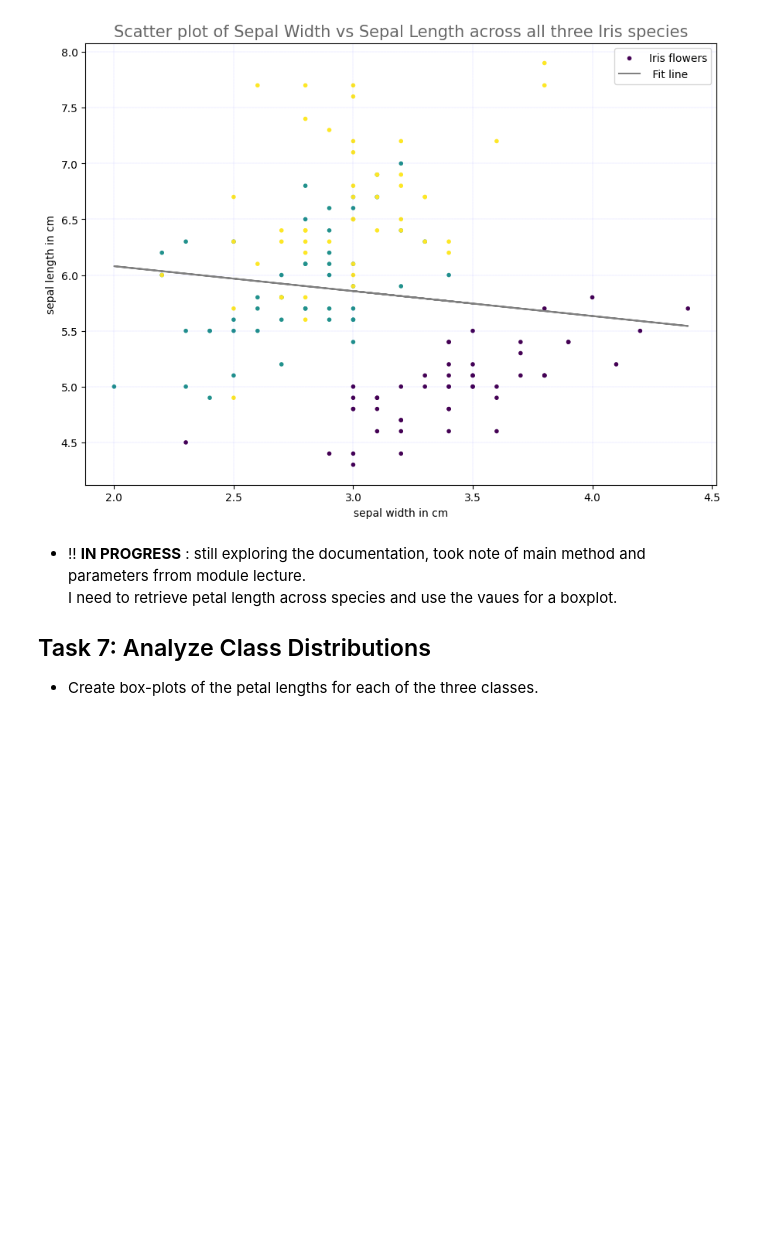
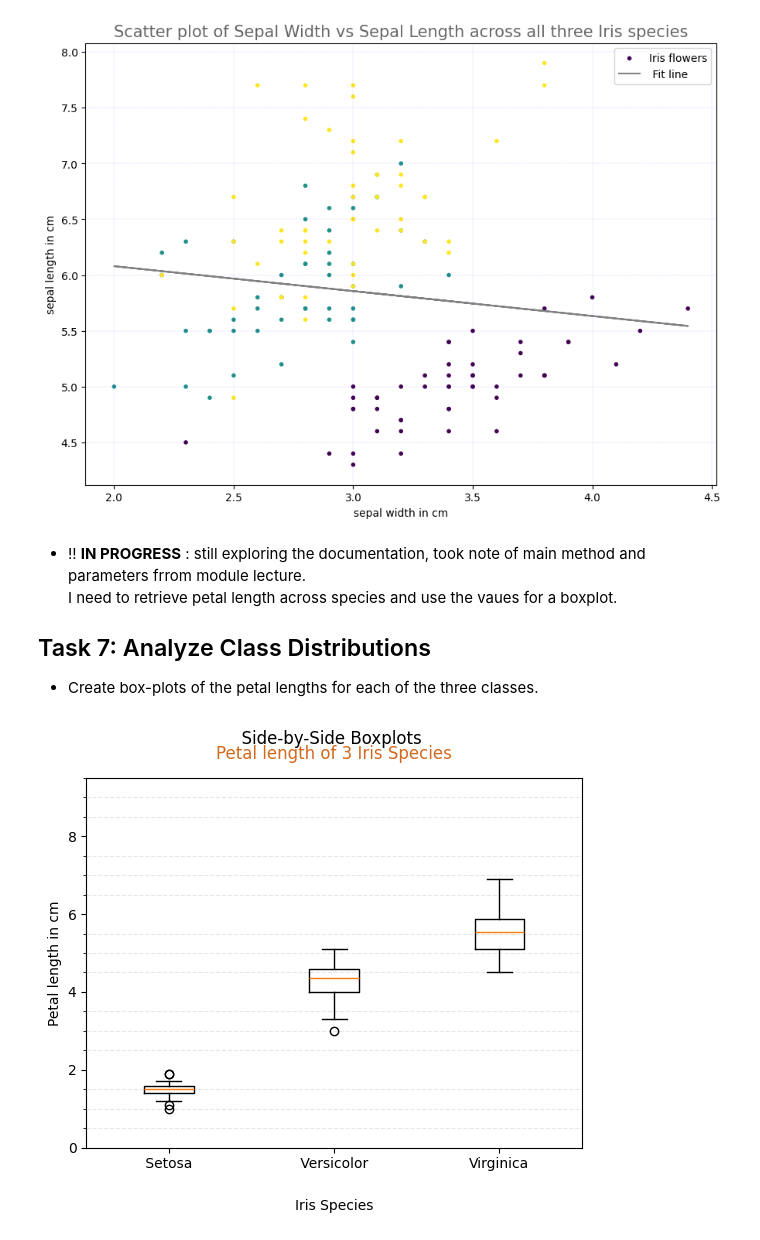
Before and after one commit to Maroua-El-Imame/principles_of_data_analytics, a Jupyter notebook: tasks.ipynb, the cells around one changed output. Cells and saved outputs as stored; diff of their text form; code cells hidden in the pictures; blank space fills up the shorter version.

```diff
--- a/tasks.ipynb
+++ b/tasks.ipynb
@@ -368,0 +344,55 @@ data = data['target_names']
+# %%
+# access each specie using the np array method
+# load the dataset
+data = load_iris()
+# data['target_names'] is an array, so I identified the species as follow
+
+# Iris species
+#setosa      = data['target_names']== 0
+#versicolor  = data['target_names']== 1
+#virginica   = data['target_names']== 2
+
+# petal length of each Iris specie. accessing each specie using the np array
+# Course material + mthod of Indexing on ndarrays Numpy documentation.
+# reference 7.1 : https://numpy.org/doc/stable/user/basics.indexing.html
+
+setosa_petal_length     = data['data'][data['target'] == 0,2]
+versicolor_petal_length = data['data'][data['target'] == 1,2]
+virginica_petal_length  = data['data'][data['target'] == 2,2]
+
+# Create figure, axis
+fig, ax = plt.subplots()
+
+# assign a variable
+species_petal_length = np.array([setosa_petal_length, versicolor_petal_length, virginica_petal_length])
+
+# create boxplot
+ax.boxplot(species_petal_length.T);
+
+# set names of x-axis ticks.
+# Course material  'boxplots' + the following link to documentation page
+# # reference 7.2 https://matplotlib.org/stable/api/_as_gen/matplotlib.axes.Axes.set_xticks.html
+ax.set_xticks([1, 2, 3], [" Setosa ", " Versicolor ", "Virginica"], fontsize=10)
+
+# adjust y ticks to 0.5 step
+minor_ticks = np.arange(0, 10, 0.5)
+ax.set_yticks(minor_ticks, minor=True)
+
+# set axis labels
+plt.xlabel('Iris Species', labelpad=20)
+plt.ylabel('Petal length in cm')
+
+# add figure title
+plt.suptitle('  Side-by-Side Boxplots')
+plt.title('Petal length of 3 Iris Species', c='chocolate', fontsize= 12,  y=1.03, weight ='normal')
+
+# add different settings for the grids
+ax.grid(which='minor', alpha=0.3, linestyle ='--')
+ax.grid(which='major', alpha=0.2)
+
+# adjust the subplot layout using parameters
+# refrence 7.3: https://matplotlib.org/stable/api/_as_gen/matplotlib.pyplot.subplots_adjust.html
+plt.subplots_adjust(hspace=0.8)
+plt.grid()
+# %% [output]
+[figure, added]
```
Also changed, not shown: parts of 4 cells of this notebook.
